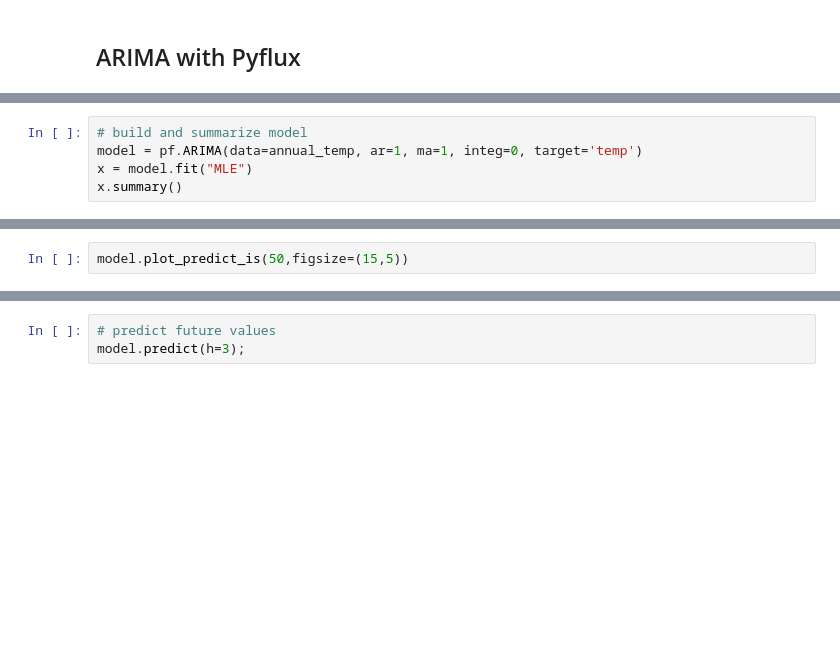
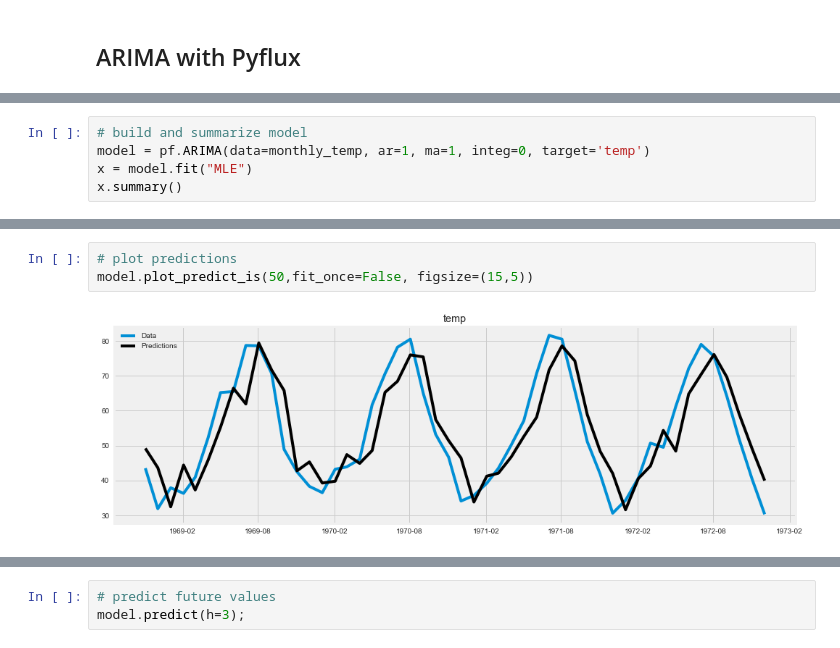
Before and after one commit to ultimatist/ODSC17, a Jupyter notebook: Time Series with Python (ODSC) SOL.ipynb, the cells around one changed output, grey strips where cells are left out. Cells and saved outputs as stored; diff of their text form; blank space fills up the shorter version.

```diff
--- a/Time Series with Python (ODSC) SOL.ipynb
+++ b/Time Series with Python (ODSC) SOL.ipynb
@@ -396,5 +651,5 @@ plots(monthly_temp.temp, lags=25)
 # %%
 # build and summarize model
-model = pf.ARIMA(data=annual_temp, ar=1, ma=1, integ=0, target='temp')
+model = pf.ARIMA(data=monthly_temp, ar=1, ma=1, integ=0, target='temp')
 x = model.fit("MLE")
 x.summary()
@@ -407,3 +681,6 @@ model.plot_fit(figsize=(15,5))
 # %%
-model.plot_predict_is(50,figsize=(15,5))
+# plot predictions
+model.plot_predict_is(50,fit_once=False, figsize=(15,5))
+# %% [output]
+[figure, added]
 # %%
```
Also changed, not shown: parts of 61 cells of this notebook, 3 other files.
